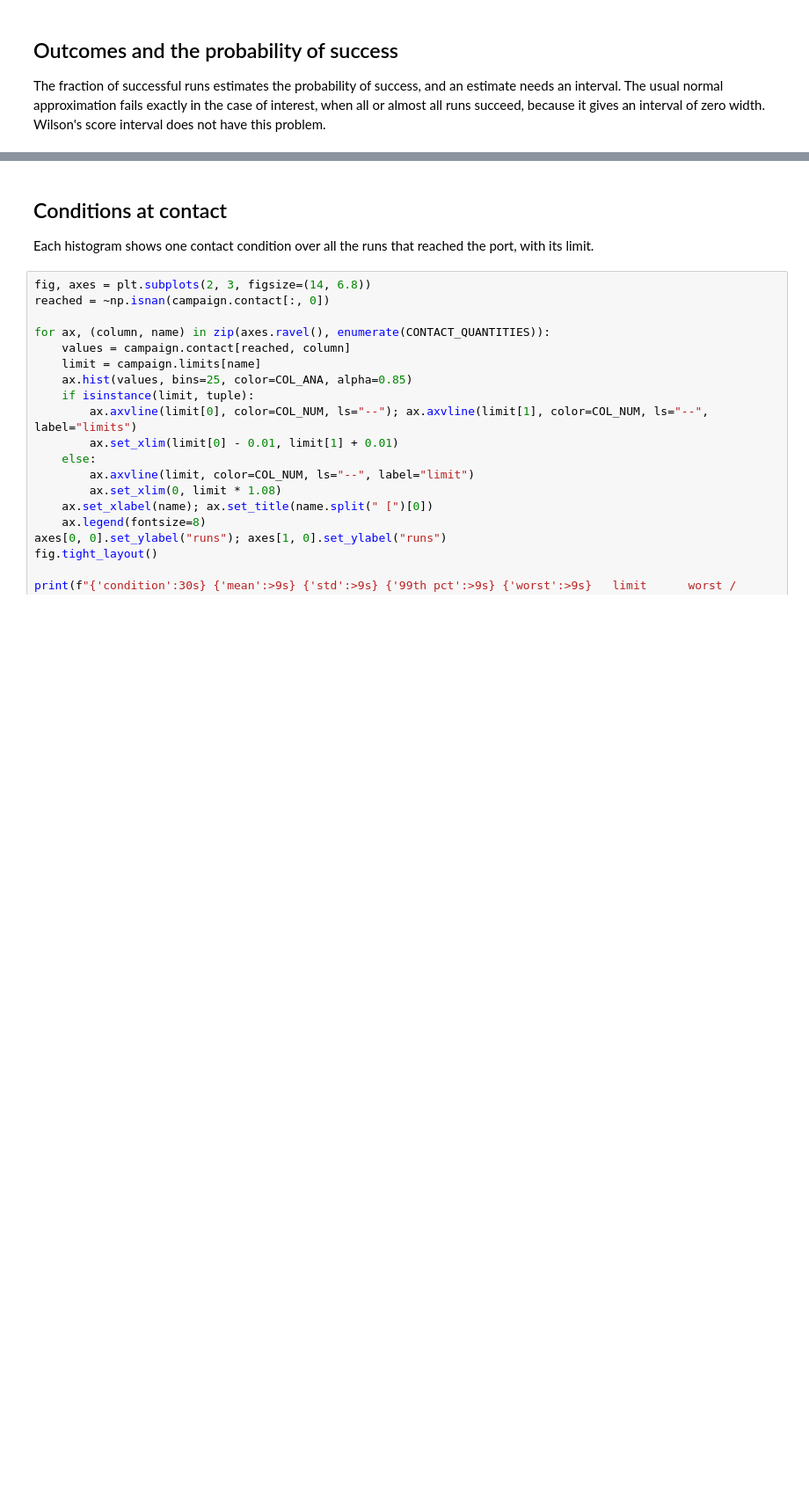
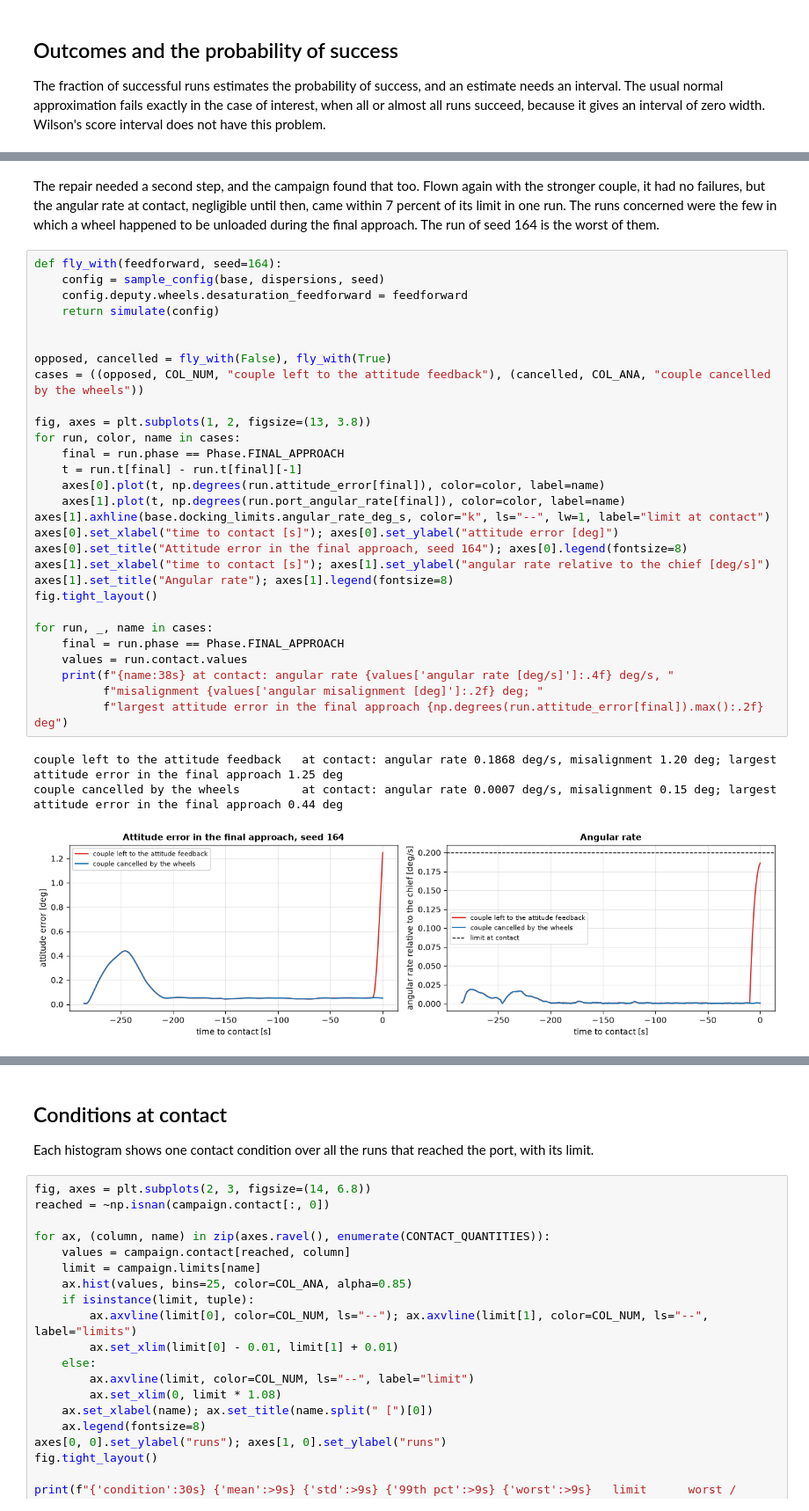
Before and after one commit to giovannifacchinetti99/ios-mission-planner, a Jupyter notebook: examples/17_monte_carlo_docking/monte_carlo_docking.ipynb, the cells around one changed output, grey strips where cells are left out. Shown at 88% size. Drawn from its saved outputs; the diff is of its cells as text; blank space fills up the shorter version.

```diff
--- a/examples/17_monte_carlo_docking/monte_carlo_docking.ipynb
+++ b/examples/17_monte_carlo_docking/monte_carlo_docking.ipynb
@@ -187,0 +194,35 @@ The failure is not bad luck to be averaged away. It reveals a rule that the desi
+# %% [markdown]
+The repair needed a second step, and the campaign found that too. Flown again with the stronger couple, it had no failures, but the angular rate at contact, negligible until then, came within 7 percent of its limit in one run. The runs concerned were the few in which a wheel happened to be unloaded during the final approach. The run of seed 164 is the worst of them.
+# %%
+def fly_with(feedforward, seed=164):
+    config = sample_config(base, dispersions, seed)
+    config.deputy.wheels.desaturation_feedforward = feedforward
+    return simulate(config)
+
+
+opposed, cancelled = fly_with(False), fly_with(True)
+cases = ((opposed, COL_NUM, "couple left to the attitude feedback"), (cancelled, COL_ANA, "couple cancelled by the wheels"))
+
+fig, axes = plt.subplots(1, 2, figsize=(13, 3.8))
+for run, color, name in cases:
+    final = run.phase == Phase.FINAL_APPROACH
+    t = run.t[final] - run.t[final][-1]
+    axes[0].plot(t, np.degrees(run.attitude_error[final]), color=color, label=name)
+    axes[1].plot(t, np.degrees(run.port_angular_rate[final]), color=color, label=name)
+axes[1].axhline(base.docking_limits.angular_rate_deg_s, color="k", ls="--", lw=1, label="limit at contact")
+axes[0].set_xlabel("time to contact [s]"); axes[0].set_ylabel("attitude error [deg]")
+axes[0].set_title("Attitude error in the final approach, seed 164"); axes[0].legend(fontsize=8)
+axes[1].set_xlabel("time to contact [s]"); axes[1].set_ylabel("angular rate relative to the chief [deg/s]")
+axes[1].set_title("Angular rate"); axes[1].legend(fontsize=8)
+fig.tight_layout()
+
+for run, _, name in cases:
+    final = run.phase == Phase.FINAL_APPROACH
+    values = run.contact.values
+    print(f"{name:38s} at contact: angular rate {values['angular rate [deg/s]']:.4f} deg/s, "
+          f"misalignment {values['angular misalignment [deg]']:.2f} deg; "
+          f"largest attitude error in the final approach {np.degrees(run.attitude_error[final]).max():.2f} deg")
+# %% [output]
+couple left to the attitude feedback   at contact: angular rate 0.1868 deg/s, misalignment 1.20 deg; largest attitude error in the final approach 1.25 deg
+couple cancelled by the wheels         at contact: angular rate 0.0007 deg/s, misalignment 0.15 deg; largest attitude error in the final approach 0.44 deg
+[figure, added]
```
Also changed, not shown: parts of 18 cells of this notebook, 11 other files.
